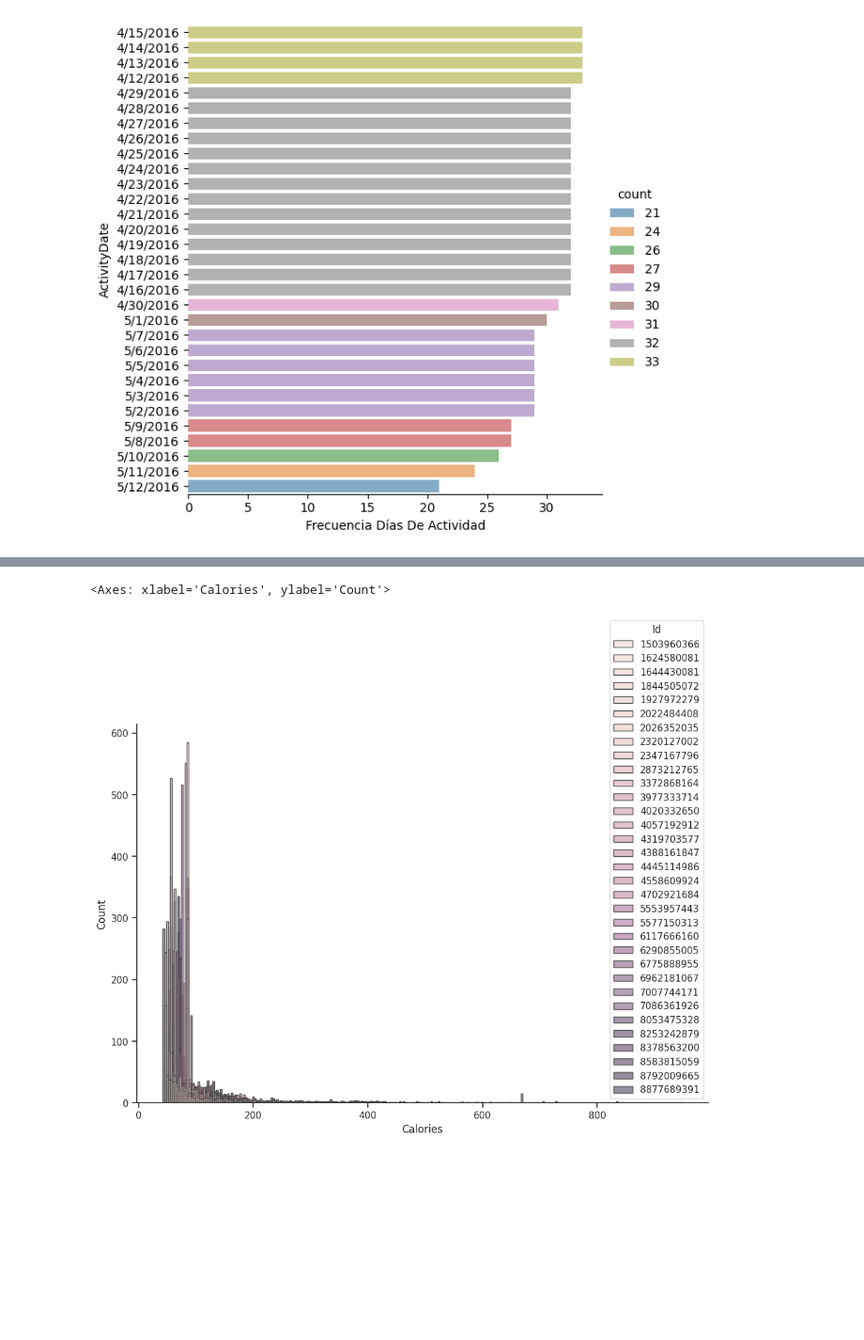
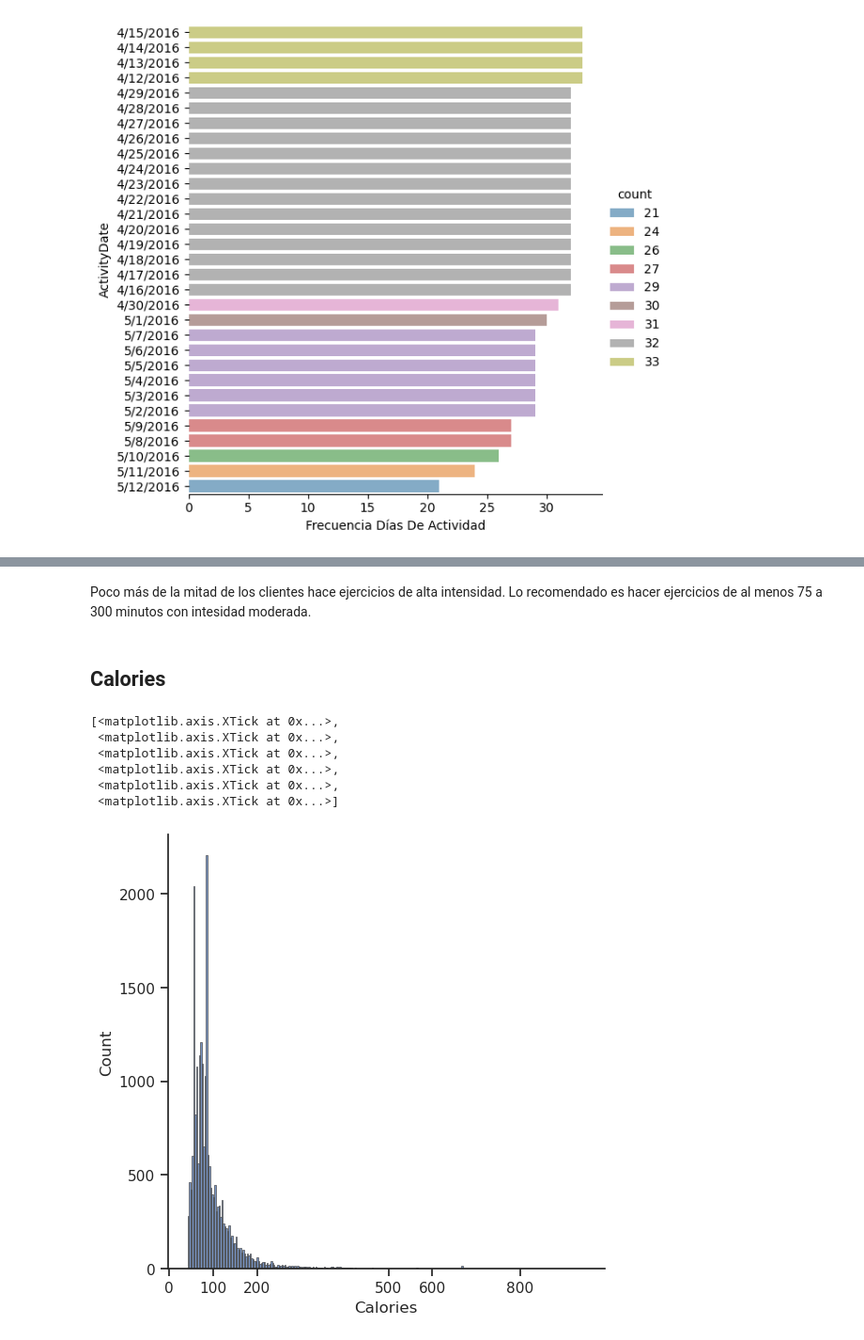
Before and after one commit to Marmalink/Bellabeat_Proyect, a Jupyter notebook: AnalisisYVisualizacion.ipynb, the cells around one changed output, grey strips where cells are left out. Shown at 94% size. Saved outputs shown, nothing was run; the diff lists cells and outputs as text; code cells hidden in the pictures; blank space fills up the shorter version.

```diff
--- a/AnalisisYVisualizacion.ipynb
+++ b/AnalisisYVisualizacion.ipynb
@@ -5,7 +5,8 @@ import matplotlib.pyplot as plt
 import numpy as np
 import seaborn as sns
 # %%
-activity = pd.read_csv('/home/Escritorio/ProyectoBellaBeat/Fitabase Data 4.12.16-5.12.16/dailyActivity_merged.csv')
-intensities = pd.read_csv('/home/Escritorio/ProyectoBellaBeat/intensities.csv')
-calories = pd.read_csv('/home/Escritorio/ProyectoBellaBeat/calories.csv')
-sleep = pd.read_csv('/home/Escritorio/ProyectoBellaBeat/sleep.csv')
+activity = pd.read_csv('/home/Escritorio/Bellabeat_Proyect/dailyActivity_merged.csv')
+intensities = pd.read_csv('/home/Escritorio/Bellabeat_Proyect/intensities.csv')
+calories = pd.read_csv('/home/Escritorio/Bellabeat_Proyect/calories.csv')
+sleep = pd.read_csv('/home/Escritorio/Bellabeat_Proyect/sleep.csv')
+stress = pd.read_csv('/home/Escritorio/Bellabeat_Proyect/stress.csv')
@@ -184,8 +108,0 @@ Text(0, 0.5, 'Minutos')
-# %%
-sns.set_theme(style="darkgrid")
-x = np.array(intensities["TotalIntensity"])
-y = np.array(intensities["Id"])
-sns.lineplot(x="TotalIntensity", y="Id",
-             data=intensities)
-# Poco más de la mitad de los clientes hace ejercicios de alta intensidad.
-# Lo recomendado es hacer ejercicios de al menos 75 a 300 minutos con intesidad moderada.
@@ -195,16 +149,27 @@ sns.lineplot(x="TotalIntensity", y="Id",
+# %% [markdown]
+Poco más de la mitad de los clientes hace ejercicios de alta intensidad.
+Lo recomendado es hacer ejercicios de al menos 75 a 300 minutos con intesidad moderada.
+# %% [markdown]
+## Calories
 # %%
 sns.set_theme(style="ticks")
-a, ax = plt.subplots(figsize=(12, 8))
+a, ax = plt.subplots(figsize=(6, 6))
 sns.despine(a)
 sns.histplot(
     calories,
-    x="Calories", hue="Id" ,
+    x="Calories",
     edgecolor=".3",
-    linewidth=1,
-    bins='auto'
+    linewidth=.5,
+    bins='auto',
+    legend='auto'
 )
-
+ax.set_xticks([0, 100, 200, 500, 600, 800])
 # La mayoría de los clientes gastan menos de 200 calorias en el día.
 # %% [output]
-<Axes: xlabel='Calories', ylabel='Count'>
+[<matplotlib.axis.XTick at 0x...>,
+ <matplotlib.axis.XTick at 0x...>,
+ <matplotlib.axis.XTick at 0x...>,
+ <matplotlib.axis.XTick at 0x...>,
+ <matplotlib.axis.XTick at 0x...>,
+ <matplotlib.axis.XTick at 0x...>]
-[figure, old version]
+[figure, new version]
```
Also changed, not shown: parts of 25 cells of this notebook, 1 other file.
